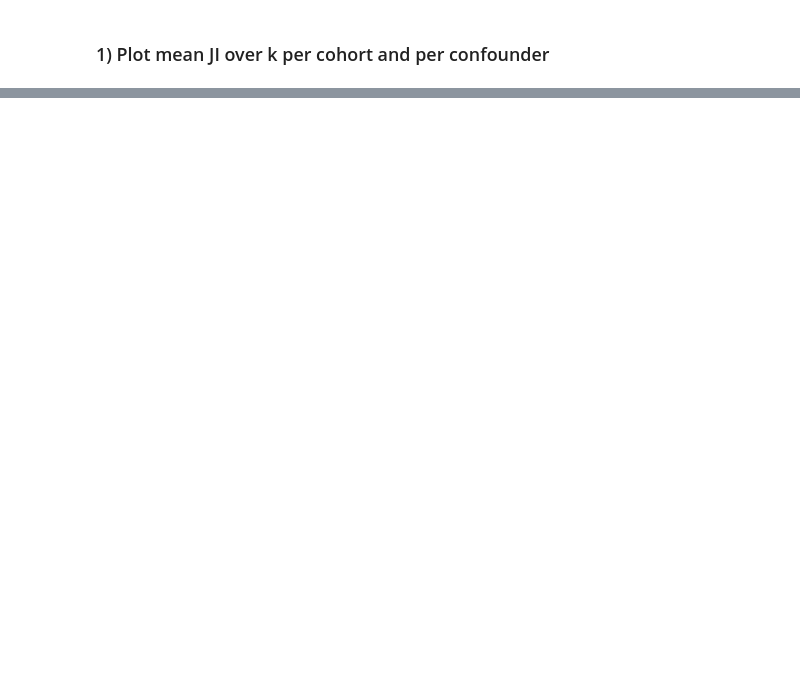
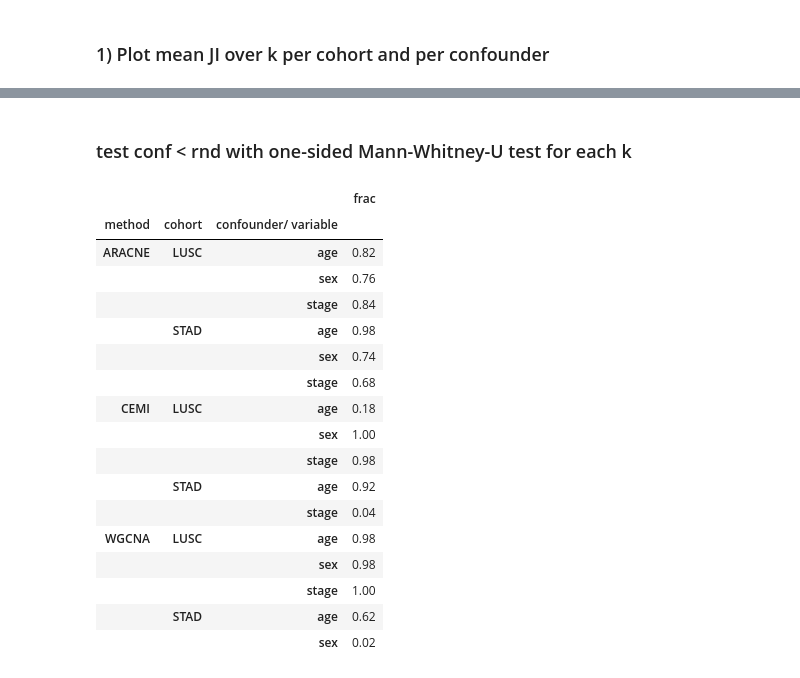
Before and after one commit to bionetslab/grn-confounders, a Jupyter notebook: results_paper/visualize mean_JIs_blocks.ipynb, the cells around one changed output, grey strips where cells are left out. Cells and saved outputs as stored; diff of their text form; code cells hidden in the pictures; blank space fills up the shorter version.

```diff
--- a/results_paper/visualize mean_JIs_blocks.ipynb
+++ b/results_paper/visualize mean_JIs_blocks.ipynb
@@ -107,0 +87,27 @@ for ct_sel in ct_sels:
+# %% [markdown]
+### test conf < rnd with one-sided Mann-Whitney-U  test for each k
+# %%
+mwus = pd.DataFrame(columns=['method', 'cohort', 'confounder/\nvariable', 'k', 'mwu.pvalue'])
+for alg_sel in algs:
+    JI = JI_all[JI_all['method'] == alg_sel]
+    for cohort in ct_sels:
+        coh = JI[JI['cohort'] == cohort]
+        for conf_sel in confs:
+            conf = coh[coh['confounder/\nvariable'] == conf_sel]
+            if len(conf) == 0:
+                continue
+            c = conf[conf['partition type']=='confounder-based']
+            r = conf[conf['partition type']=='random']
+            for k in sorted(list(set(c['k']))):
+                c_k = c[c['k'] == k]
+                r_k = r[r['k'] == k]
+                assert len(c_k) == len(r_k)
+                mwu = mannwhitneyu(c_k['mean JI'],r_k['mean JI'], alternative='less')
+                df = pd.DataFrame([[alg_sel, cohort, conf_sel, k, mwu.pvalue]], columns=['method', 'cohort', 'confounder/\nvariable', 'k', 'mwu.pvalue'])
+                mwus = pd.concat([mwus, df])
+mwus.reset_index(inplace=True)
+mwus = mwus.drop('index', axis=1)
+count = mwus.groupby(['method', 'cohort', 'confounder/\nvariable']).count()
+sign = mwus[mwus['mwu.pvalue'] < alpha]
+sign = sign.groupby(['method', 'cohort', 'confounder/\nvariable']).count()
+sign['frac'] = sign['mwu.pvalue']/count['mwu.pvalue']
@@ -107,0 +116,21 @@ for ct_sel in ct_sels:
+# %%
+sign
+# %% [output]
+|  |  |  | frac |
+| method | cohort | confounder/ variable |  |
+| ARACNE | LUSC | age | 0.82 |
+|  |  | sex | 0.76 |
+|  |  | stage | 0.84 |
+|  | STAD | age | 0.98 |
+|  |  | sex | 0.74 |
+|  |  | stage | 0.68 |
+| CEMI | LUSC | age | 0.18 |
+|  |  | sex | 1.00 |
+|  |  | stage | 0.98 |
+|  | STAD | age | 0.92 |
+|  |  | stage | 0.04 |
+| WGCNA | LUSC | age | 0.98 |
+|  |  | sex | 0.98 |
+|  |  | stage | 1.00 |
+|  | STAD | age | 0.62 |
+|  |  | sex | 0.02 |
```
Also changed, not shown: parts of 10 cells of this notebook.
